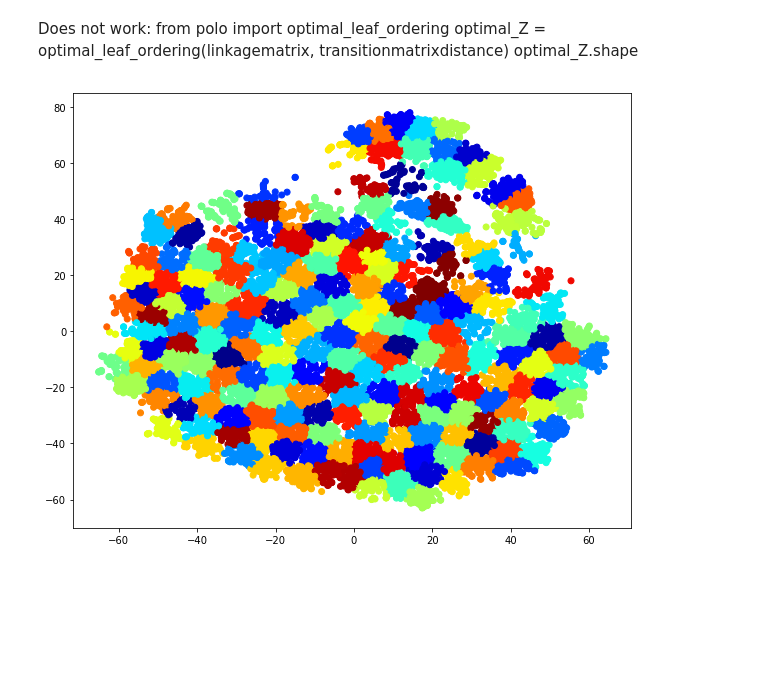
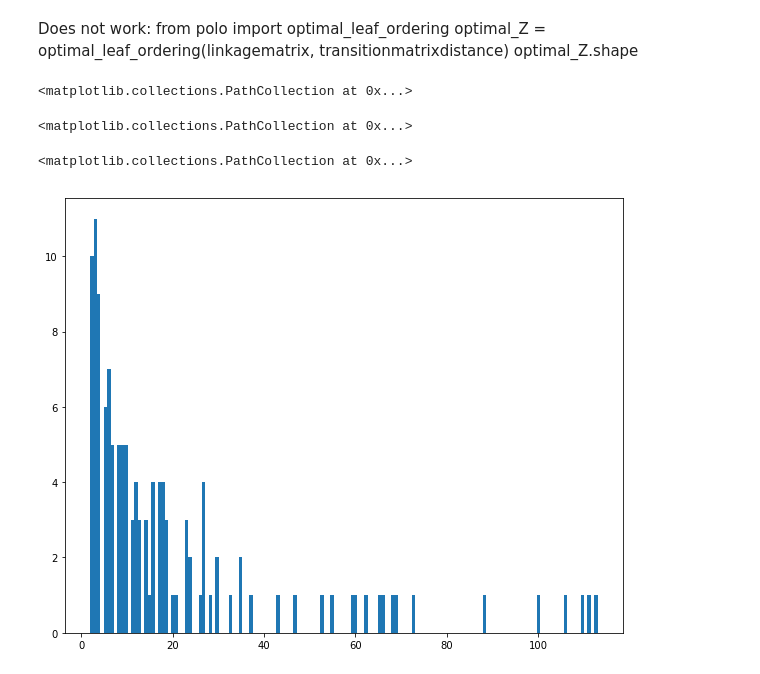
Before and after one commit to stwerner/InformationBottleneck01, a Jupyter notebook: ClusterTsneForInfoBottleneck.ipynb, the cells around one changed output. Saved outputs shown, nothing was run; the diff lists cells and outputs as text; code cells hidden in the pictures; blank space fills up the shorter version.

```diff
--- a/ClusterTsneForInfoBottleneck.ipynb
+++ b/ClusterTsneForInfoBottleneck.ipynb
@@ -279,13 +412,63 @@ from polo import optimal_leaf_ordering
 optimal_Z = optimal_leaf_ordering(linkagematrix, transitionmatrixdistance)
 optimal_Z.shape
 # %%
-#K-means clustering
-clusternumber=200;
+#K-means clustering of the tsne space
+clusternumber=150;
 clusteredspaces = KMeans(n_clusters=clusternumber).fit_predict(spaces)
 cmap = cm.get_cmap('jet')
 colors=cmap(np.linspace(0.01,1,clusternumber))
 plt.figure(figsize=(10,8))
 plt.scatter(spaces[:, 0], spaces[:, 1], c=colors[clusteredspaces])
-plt.show()
+#plt.show()
 # %% [output]
-[figure, removed]
+<matplotlib.collections.PathCollection at 0x...>
+# %%
+#K-means clustering of the original thetas then plotted in tsne space
+results=h5py.File(path2mainfolder+'TsneResults/Perp'+str(perplexity)+'.h5','r')
+allthetas=np.array(results['allthetas'])
+results.close()
+clusternumber=150;
+clusteredthetas = KMeans(n_clusters=clusternumber).fit_predict(allthetas)
+cmap = cm.get_cmap('jet')
+colors=cmap(np.linspace(0.01,1,clusternumber))
+plt.figure(figsize=(10,8))
+plt.scatter(spaces[:, 0], spaces[:, 1], c=colors[clusteredthetas])
+#plt.show()
+# %% [output]
+<matplotlib.collections.PathCollection at 0x...>
+# %%
+clustermean=np.ones((clusternumber,allthetas.shape[1]))
+icount=0
+for i in range(clusternumber):
+    myselection=(clusteredthetas==i)
+    if np.sum(myselection)>10:
+        clustermean[icount]=np.sum(allthetas[myselection,:],axis=0)
+        clusteredthetas[myselection]=icount
+        icount=icount+1
+    else:
+        clusteredthetas[myselection]=clusternumber
+clustermean=clustermean[:icount,:]
+for i in range(len(clusteredthetas)):
+    if clusteredthetas[i]==clusternumber:
+        tempdist=np.ones(icount)
+        for j in range(icount):
+            tempdist[j]=np.sum((allthetas[i,:]-clustermean[j,:])**2)
+        clusteredthetas[i]=np.argmin(tempdist)
+clusternumber=icount
+# %%
+cmap = cm.get_cmap('jet')
+colors=cmap(np.linspace(0.01,1,clusternumber))
+plt.figure(figsize=(10,8))
+plt.scatter(spaces[:, 0], spaces[:, 1], c=colors[clusteredthetas])
+#plt.savefig(path2mainfolder+'TsneResults/Perp'+str(perplexity)+'/ClustThetas_Perp'+str(perplexity)+'.png')
+#plt.show()
+# %% [output]
+<matplotlib.collections.PathCollection at 0x...>
+# %%
+#Compute transition matrix
+followupindex=np.c_[clusteredthetas[:-1],clusteredthetas[1:]]
+deletionvector=np.cumsum(entrynumber)-1
+followupindexdel=np.delete(followupindex,deletionvector,0).astype(int) #cast to int
+transitionmatrixthetas=np.zeros((clusternumber,clusternumber))
+for i in range(len(followupindexdel)):
+    transitionmatrixthetas[followupindexdel[i,0]-1,followupindexdel[i,1]-1] += 1.0
@@ -291,0 +480,8 @@ plt.show()
+# %%
+#Distribution of transitions from each clusters
+maxtransitions=np.amax(transitionmatrixthetas, axis=1)
+plt.figure(figsize=(10,8))
+plt.hist(maxtransitions, bins=150)
+plt.show()
+# %% [output]
+[figure, added]
```
Also changed, not shown: parts of 23 cells of this notebook.
